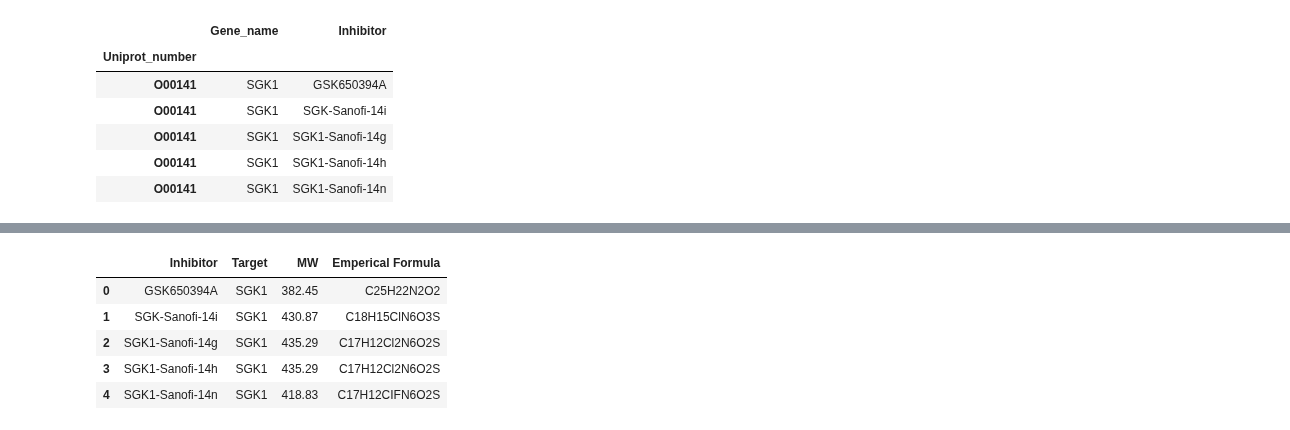
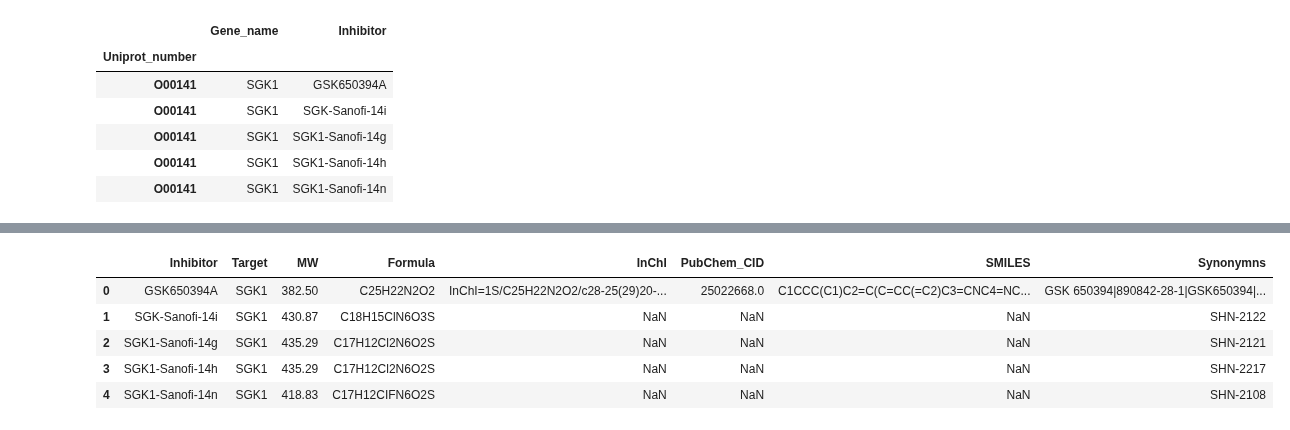
Before and after one commit to SheridanS97/DreamTeam, a Jupyter notebook: Data_mining/Inhibitor/DATA_RETRIEVAL.ipynb, the cells around one changed output, grey strips where cells are left out. Saved outputs shown, nothing was run; the diff lists cells and outputs as text; code cells hidden in the pictures.

```diff
--- a/Data_mining/Inhibitor/DATA_RETRIEVAL.ipynb
+++ b/Data_mining/Inhibitor/DATA_RETRIEVAL.ipynb
@@ -23,0 +24,3 @@ df.head()
+# %%
+df[df.columns[14]] = df[df.columns[14]].str.replace(",", "|")
+df.head()
@@ -37,0 +49,4 @@ pubchem.to_csv('Pubchem.csv', header=None, index=False)
+# %%
+#opening PubChem file with information from the CID above
+pubchem_CID = pd.read_csv('PubChem_ncbi.csv')
+pubchem_CID.head()
@@ -37,0 +88,21 @@ pubchem.to_csv('Pubchem.csv', header=None, index=False)
+# %%
+#replacing the Molecular weight and molecular formula comlumn with ones from pubchem
+
+for x in df[df.columns[12]]:  #for pubchem CID in original df
+    for y in pubchem_CID.cid : #for pubchem CID in the file with CID and its other information from pubchem
+
+    #if the value of both the CIDs are the same
+        if x == y:
+
+            Old_MW = df.loc[df[df.columns[12]] == x, "MW"].iloc[0]
+            New_MW = pubchem_CID.loc[pubchem_CID.cid == x, "mw"].iloc[0]
+
+            Old_MF = df.loc[df[df.columns[12]] == x, "Brutto"].iloc[0]
+            New_MF = pubchem_CID.loc[pubchem_CID.cid == x, "mf"].iloc[0]
+
+
+            df[df.columns[2]] = df[df.columns[2]].replace(Old_MW, New_MW)
+            df[df.columns[1]] = df[df.columns[1]].replace(Old_MF, New_MF)
+        else:
+            pass
+df.head()
@@ -315,21 +394,25 @@ match_info.head()
 # %%
 #making final dataframe
 
 My_df = pd.DataFrame({
   'Inhibitor': list(match_info.Inhibitor),'Target': list(match_info.Gene_name),
-    'MW':list(match_info.MW), "Emperical Formula": list(match_info.Brutto)})
+    'MW':list(match_info.MW), "Formula": list(match_info.Brutto),
+    'InChI': list(match_info.InChI), 'PubChem_CID': list(match_info[match_info.columns[13]]),
+    'SMILES': list(match_info.SMILES), "Synonymns": list(match_info[match_info.columns[-1]])})
 
 
 #rearranging the columns
-df_final = My_df[['Inhibitor', 'Target', 'MW', 'Emperical Formula']]
+df_final = My_df[['Inhibitor', 'Target', 'MW', 'Formula', 'InChI', 'PubChem_CID', 'SMILES', 'Synonymns']]
+
+#115 rows
 df_final.head()
 # %% [output]
-|  | Inhibitor | Target | MW | Emperical Formula |
-| 0 | GSK650394A | SGK1 | 382.45 | C25H22N2O2 |
-| 1 | SGK-Sanofi-14i | SGK1 | 430.87 | C18H15ClN6O3S |
-| 2 | SGK1-Sanofi-14g | SGK1 | 435.29 | C17H12Cl2N6O2S |
-| 3 | SGK1-Sanofi-14h | SGK1 | 435.29 | C17H12Cl2N6O2S |
-| 4 | SGK1-Sanofi-14n | SGK1 | 418.83 | C17H12CIFN6O2S |
+|  | Inhibitor | Target | MW | Formula | InChI | PubChem_CID | SMILES | Synonymns |
+| 0 | GSK650394A | SGK1 | 382.50 | C25H22N2O2 | InChI=1S/C25H22N2O2/c28-25(29)20-... | 25022668.0 | C1CCC(C1)C2=C(C=CC(=C2)C3=CNC4=NC... | GSK 650394|890842-28-1|GSK650394|... |
+| 1 | SGK-Sanofi-14i | SGK1 | 430.87 | C18H15ClN6O3S | NaN | NaN | NaN | SHN-2122 |
+| 2 | SGK1-Sanofi-14g | SGK1 | 435.29 | C17H12Cl2N6O2S | NaN | NaN | NaN | SHN-2121 |
+| 3 | SGK1-Sanofi-14h | SGK1 | 435.29 | C17H12Cl2N6O2S | NaN | NaN | NaN | SHN-2217 |
+| 4 | SGK1-Sanofi-14n | SGK1 | 418.83 | C17H12CIFN6O2S | NaN | NaN | NaN | SHN-2108 |
 # %%
 #df into a csv file
 
```
Also changed, not shown: parts of 16 cells of this notebook, 11 other files.
